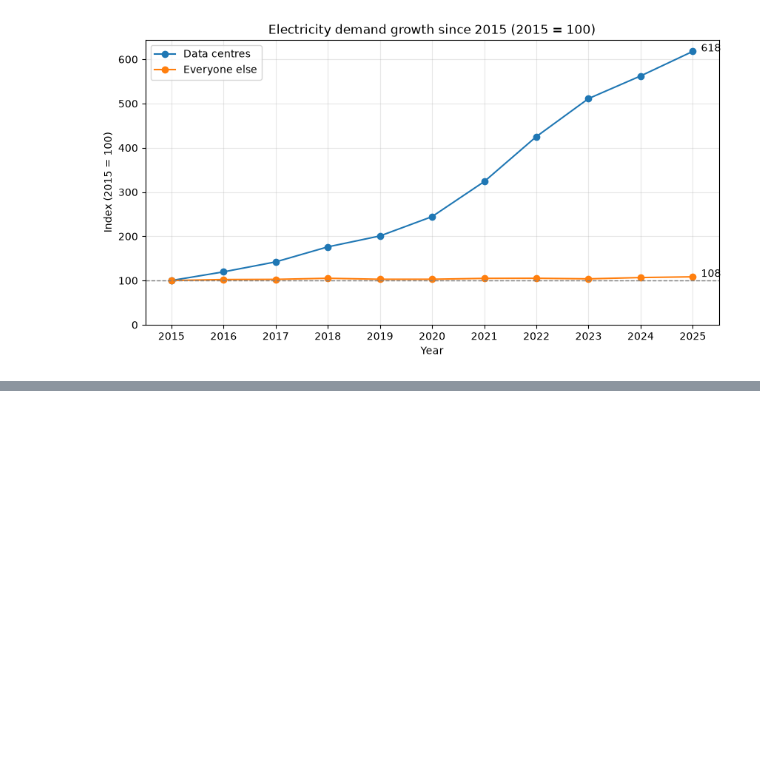
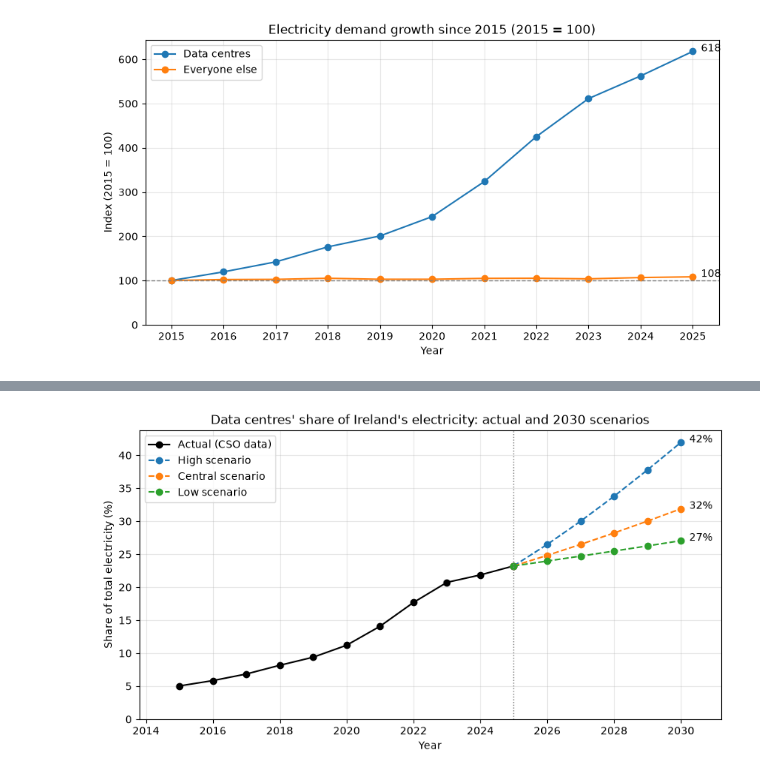
Before and after one commit to roshanroy7/data-centre-power-analysis, a Jupyter notebook: notebooks/01_explore_data.ipynb, the cells around one changed output, grey strips where cells are left out. Cells and saved outputs as stored; diff of their text form; code cells hidden in the pictures; blank space fills up the shorter version.

Commit message:
Add 2030 scenario chart

```diff
--- a/notebooks/01_explore_data.ipynb
+++ b/notebooks/01_explore_data.ipynb
@@ -215,0 +220,7 @@ plt.show()
+# %%
+years = 10
+dc_cagr = (yearly["data_centres"].iloc[-1] / yearly["data_centres"].iloc[0]) ** (1 / years) - 1
+others_cagr = (yearly["others"].iloc[-1] / yearly["others"].iloc[0]) ** (1 / years) - 1
+
+print(f"Data centres, 10-year CAGR: {dc_cagr * 100:.1f}%")
+print(f"Everyone else, 10-year CAGR: {others_cagr * 100:.1f}%")
@@ -215,0 +232,15 @@ plt.show()
+# %%
+base_dc = yearly["data_centres"].iloc[-1]
+base_others = yearly["others"].iloc[-1]
+scenarios = {"Low": 0.05, "Central": 0.10, "High": dc_cagr}
+
+rows = []
+for name, rate in scenarios.items():
+    for year in range(2026, 2031):
+        n = year - 2025
+        dc = base_dc * (1 + rate) ** n
+        others = base_others * (1 + others_cagr) ** n
+        rows.append({"scenario": name, "year": year, "dc_share": dc / (dc + others) * 100})
+
+forecast = pd.DataFrame(rows)
+forecast[forecast["year"] == 2030].round(1)
@@ -215,0 +271,25 @@ plt.show()
+# %%
+hist_years = yearly.index.astype(int)
+
+fig, ax = plt.subplots(figsize=(10, 5))
+ax.plot(hist_years, yearly["dc_share"], marker="o", color="black", label="Actual (CSO data)")
+
+for name in ["High", "Central", "Low"]:
+    s = forecast[forecast["scenario"] == name]
+    x = [2025] + list(s["year"])
+    y = [yearly["dc_share"].iloc[-1]] + list(s["dc_share"])
+    ax.plot(x, y, linestyle="--", marker="o", label=f"{name} scenario")
+    ax.annotate(f"{y[-1]:.0f}%", (x[-1], y[-1]), xytext=(8, 0), textcoords="offset points")
+
+ax.axvline(2025, color="grey", linestyle=":", linewidth=1)
+ax.set_title("Data centres' share of Ireland's electricity: actual and 2030 scenarios")
+ax.set_xlabel("Year")
+ax.set_ylabel("Share of total electricity (%)")
+ax.set_ylim(bottom=0)
+ax.margins(x=0.08)
+ax.legend()
+ax.grid(alpha=0.3)
+plt.savefig("../charts/03_scenarios_2030.png", dpi=150, bbox_inches="tight")
+plt.show()
+# %% [output]
+[figure, added]
```
Also changed, not shown: parts of 6 cells of this notebook, 1 other file.
